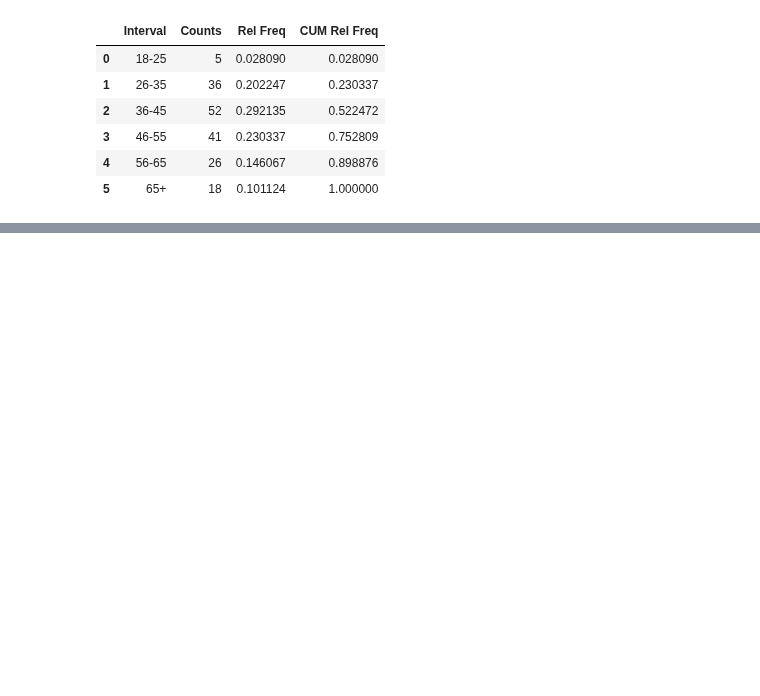
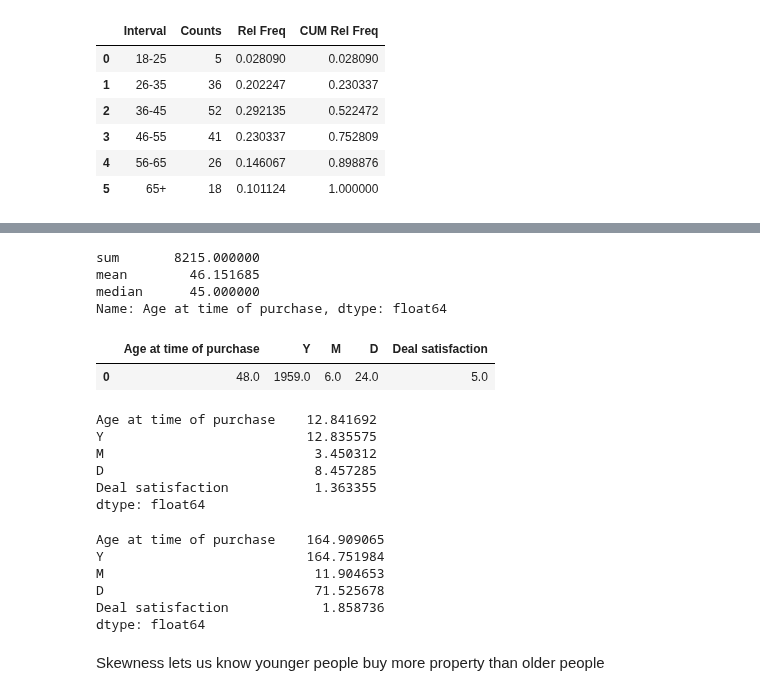
Before and after one commit to Jose-Servin/DataCamp, a Jupyter notebook: Projects/Stats_for_DataScience/RealEstate_EDA.ipynb, the cells around one changed output, grey strips where cells are left out. Cells and saved outputs as stored; diff of their text form; code cells hidden in the pictures; blank space fills up the shorter version.

```diff
--- a/Projects/Stats_for_DataScience/RealEstate_EDA.ipynb
+++ b/Projects/Stats_for_DataScience/RealEstate_EDA.ipynb
@@ -164,0 +213,2 @@ age_groups.sort_values('CUM Rel Freq', ascending=True)
+# %%
+customers['Age at time of purchase'] = pd.to_numeric(customers['Age at time of purchase'], errors='coerce')
@@ -164,0 +234,30 @@ age_groups.sort_values('CUM Rel Freq', ascending=True)
+# %%
+customers['Age at time of purchase'].agg(['sum','mean','median'])
+# %% [output]
+sum       8215.000000
+mean        46.151685
+median      45.000000
+Name: Age at time of purchase, dtype: float64
+# %%
+customers.mode(numeric_only=True)
+# %% [output]
+|  | Age at time of purchase | Y | M | D | Deal satisfaction |
+| 0 | 48.0 | 1959.0 | 6.0 | 24.0 | 5.0 |
+# %%
+customers.std(numeric_only=True) # how far data is disperced from the mean
+# %% [output]
+Age at time of purchase    12.841692
+Y                          12.835575
+M                           3.450312
+D                           8.457285
+Deal satisfaction           1.363355
+dtype: float64
+# %%
+customers.var(numeric_only=True)
+# %% [output]
+Age at time of purchase    164.909065
+Y                          164.751984
+M                           11.904653
+D                           71.525678
+Deal satisfaction            1.858736
+dtype: float64
@@ -164,0 +268,2 @@ age_groups.sort_values('CUM Rel Freq', ascending=True)
+# %% [markdown]
+Skewness lets us know younger people buy more property than older people
```
Also changed, not shown: parts of 18 cells of this notebook.
